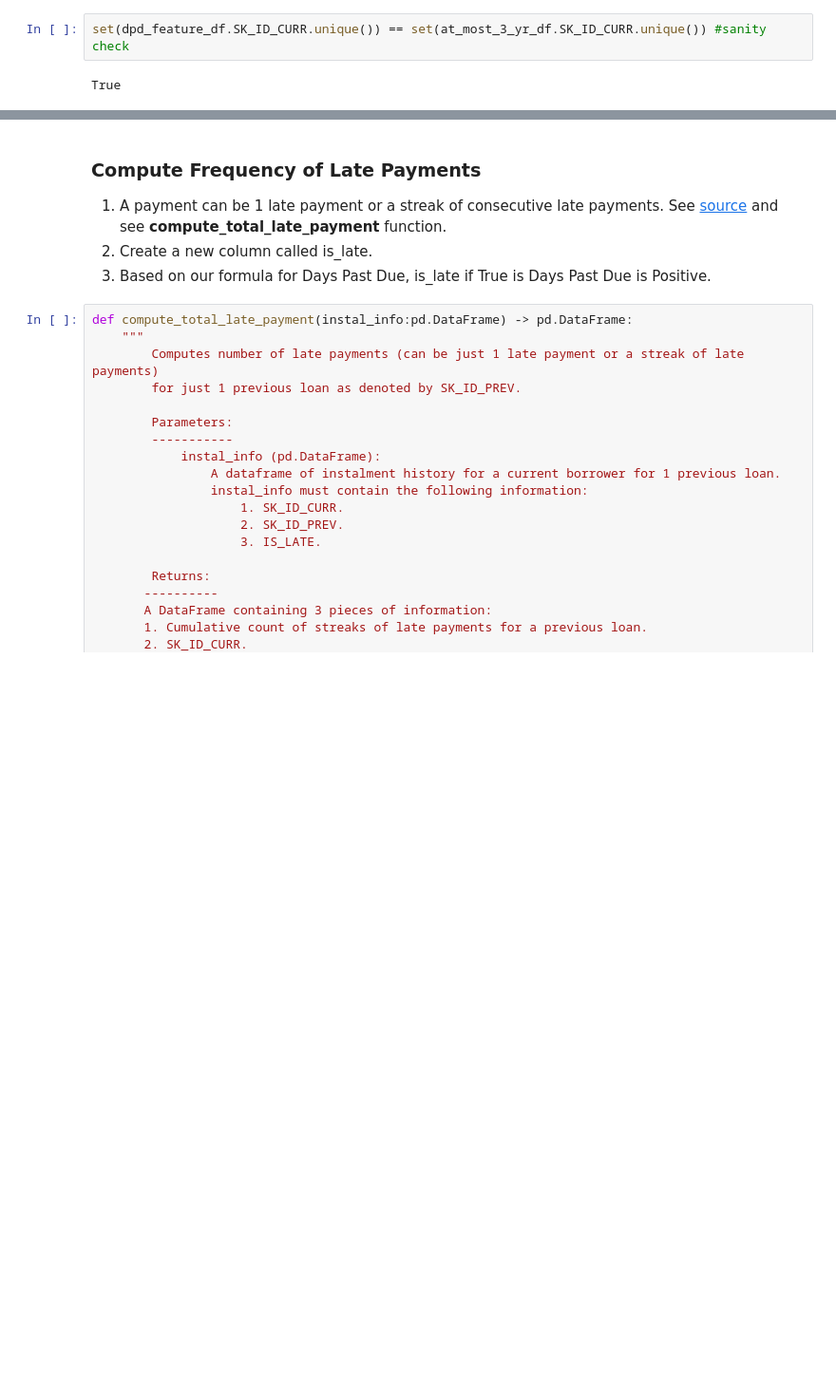
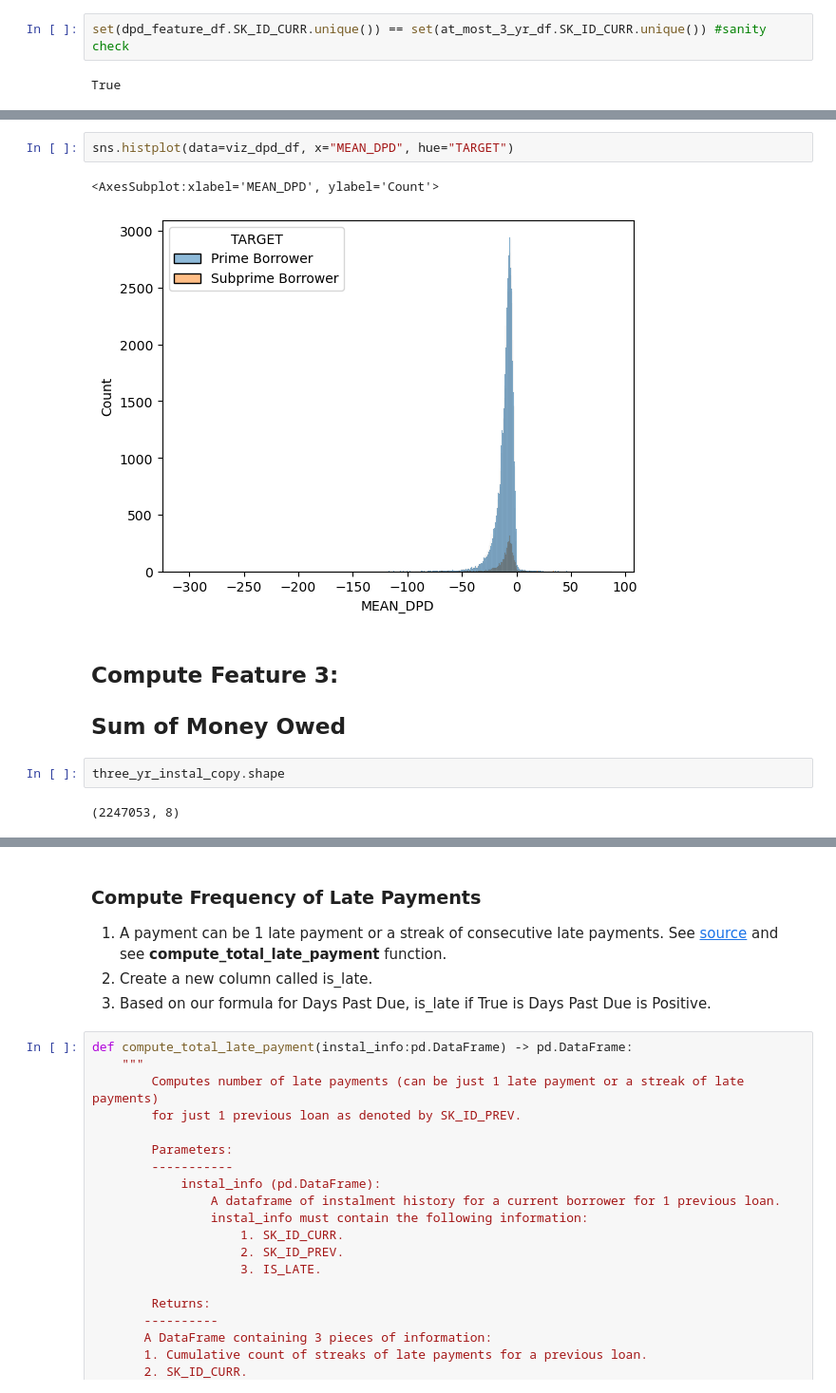
Before and after one commit to HoWeiChin/GA_Capstone, a Jupyter notebook: extracting-instalment-payment-features.ipynb, the cells around one changed output, grey strips where cells are left out. Shown: that part at 95% size. Drawn from its saved outputs; the diff is of its cells as text; blank space fills up the shorter version.

```diff
--- a/extracting-instalment-payment-features.ipynb
+++ b/extracting-instalment-payment-features.ipynb
@@ -217,0 +186,12 @@ total_repaid_per_curr_client = total_repaid_per_prev_loan.groupby(
+# %%
+sns.histplot(data=viz_dpd_df, x="MEAN_DPD", hue="TARGET")
+# %% [output]
+<AxesSubplot:xlabel='MEAN_DPD', ylabel='Count'>
+[figure, added]
+# %% [markdown]
+## Compute Feature 3:
+## Sum of Money Owed
+# %%
+three_yr_instal_copy.shape
+# %% [output]
+(2247053, 8)
```
Also changed, not shown: parts of 17 cells of this notebook.
